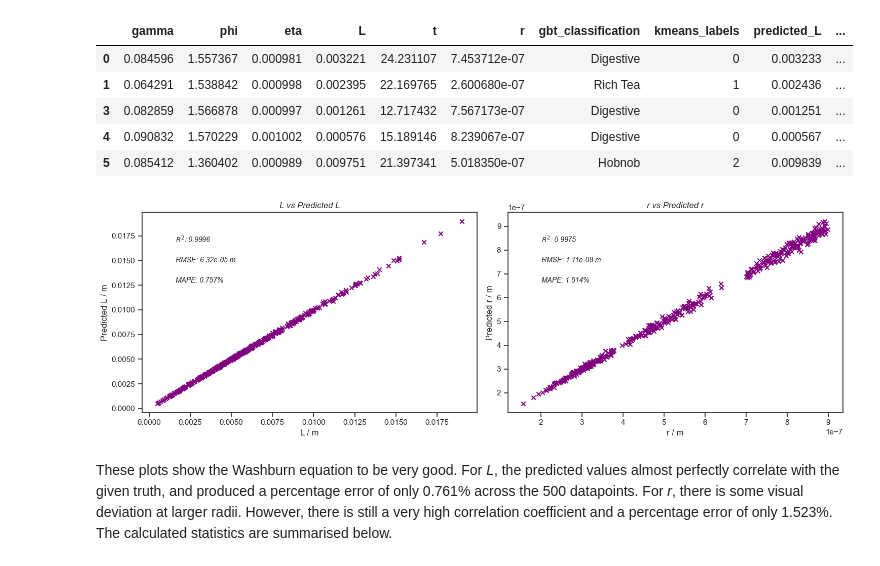
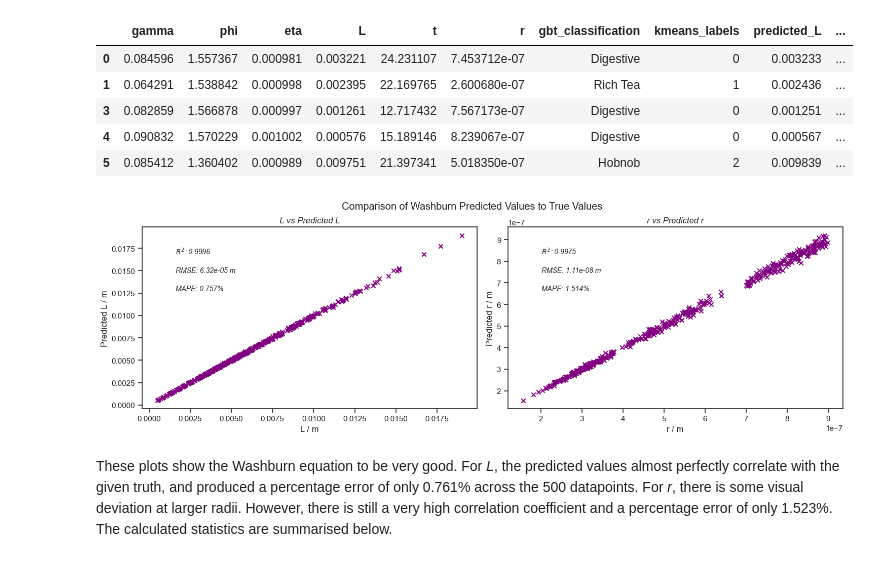
Before and after one commit to kgerrand/Code, a Jupyter notebook: data_analysis.ipynb, the cells around one changed output. Drawn from its saved outputs; the diff is of its cells as text; code cells hidden in the pictures.

```diff
--- a/data_analysis.ipynb
+++ b/data_analysis.ipynb
@@ -1000,35 +1001,35 @@ axes[0].set_title('L vs Predicted L', fontstyle='italic')
 
 # calculating R^2, RMSE and MAPE values and adding to plot
 r2 = r2_score(microscopy_df['L'], microscopy_df['predicted_L'])
 rmse = np.sqrt(mean_squared_error(microscopy_df['L'], microscopy_df['predicted_L']))
 mape = np.mean(np.abs((microscopy_df['L'] - microscopy_df['predicted_L']) / microscopy_df['L'])) * 100
 
 axes[0].text(0.1, 0.85, f'$R^2$: {r2:.4f}', transform=axes[0].transAxes, fontsize=10, fontstyle='italic')
 axes[0].text(0.1, 0.75, f'RMSE: {rmse:.3g} m', transform=axes[0].transAxes, fontsize=10, fontstyle='italic')
 axes[0].text(0.1, 0.65, f'MAPE: {mape:.3f}%', transform=axes[0].transAxes, fontsize=10, fontstyle='italic')
 
 
 # r
 axes[1].scatter(microscopy_df['r'], microscopy_df['predicted_r'], c='purple', marker='x')
 
 axes[1].set_xlabel('r / m')
 axes[1].set_ylabel('Predicted r / m')
 axes[1].set_title('r vs Predicted r', fontstyle='italic')
 
 # calculating R^2, RMSE and MAPE values and adding to plot
 r2 = r2_score(microscopy_df['r'], microscopy_df['predicted_r'])
 rmse = np.sqrt(mean_squared_error(microscopy_df['r'], microscopy_df['predicted_r']))
 mape = np.mean(np.abs((microscopy_df['r'] - microscopy_df['predicted_r']) / microscopy_df['r'])) * 100
 
 axes[1].text(0.1, 0.85, f'$R^2$: {r2:.4f}', transform=axes[1].transAxes, fontsize=10, fontstyle='italic')
 axes[1].text(0.1, 0.75, f'RMSE: {rmse:.3g} m', transform=axes[1].transAxes, fontsize=10, fontstyle='italic')
 axes[1].text(0.1, 0.65, f'MAPE: {mape:.3f}%', transform=axes[1].transAxes, fontsize=10, fontstyle='italic')
 
 
-# fig.suptitle('Comparison of Washburn Predicted Values to True Values', y=0.95)
+fig.suptitle('Comparison of Washburn Predicted Values to True Values', y=0.95)
 fig.tight_layout()
 # %% [output]
-[figure, old version]
+[figure, new version]
 # %% [markdown]
 These plots show the Washburn equation to be very good. For *L*, the predicted values almost perfectly correlate with the given truth, and produced a percentage error of only 0.761% across the 500 datapoints. For *r*, there is some visual deviation at larger radii. However, there is still a very high correlation coefficient and a percentage error of only 1.523%. The calculated statistics are summarised below.
 # %% [markdown]
```
Also changed, not shown: parts of 4 cells of this notebook.
